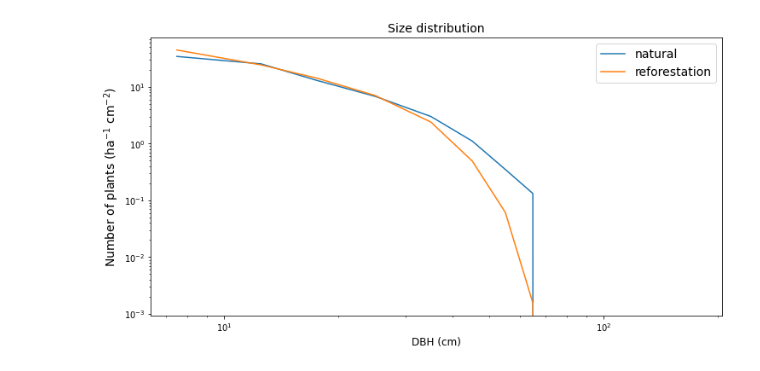
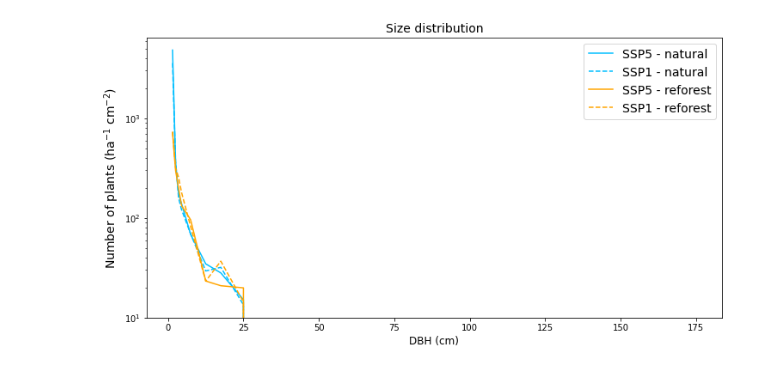
Before and after one commit to JessicaNeedham/FATES-MRV, a Jupyter notebook: postproc/CDR.ipynb, the cells around one changed output. Saved outputs shown, nothing was run; the diff lists cells and outputs as text; code cells hidden in the pictures.

```diff
--- a/postproc/CDR.ipynb
+++ b/postproc/CDR.ipynb
@@ -26,13 +34,12 @@ fates_ref = xr.open_dataset(fates_ref,  decode_times=False)
 # %%
-nyears = int(len(fates_nat.variables['time'])/12)
-print(nyears)
-time_nat = fates_nat.variables['time'] / 365.
-
-time_ref = fates_ref.variables['time'] / 365.
+nyears = int(len(fates_nat_ssp1.variables['time'])/12)
+time_nat = fates_nat_ssp1.variables['time'] / 365.
+time_ref = fates_ref_ssp1.variables['time'] / 365.
+time_ref5 = fates_ref_ssp5.variables['time'] / 365.
 
 tave_start = (nyears*12-20*12)
 tave_stop = nyears*12
 
-cohort_size_bins = fates_nat.variables['fates_levscls'][:]
+cohort_size_bins = fates_nat_ssp1.variables['fates_levscls'][:]
 nsizebins = len(cohort_size_bins)
-patch_age_bins = fates_nat.variables['fates_levage'][:]
+patch_age_bins = fates_nat_ssp1.variables['fates_levage'][:]
@@ -72,32 +94,47 @@ Text(0.02, 0.5, 'AGB (Mg C ha$^{-1}$)')
 # %%
 # size bins are LOWER bounds. Remove the fist bin - but add an extra bin to catch trees over last bin edge
 cohort_size_bins_ex = np.append(cohort_size_bins[1:], 250)
 fates_sizebin_mids = (cohort_size_bins_ex[0:-1] + cohort_size_bins_ex[1:])/2
 fates_sizebin_widths = cohort_size_bins_ex[1:] - cohort_size_bins_ex[:-1]
 
-NPLANT_SZ_nat = fates_nat.FATES_NPLANT_SZ * 10000
-NPLANT_SZ_ref = fates_ref.FATES_NPLANT_SZ * 10000
+NPLANT_SZ_nat_ssp1 = fates_nat_ssp1.FATES_NPLANT_SZ * 10000
+NPLANT_SZ_ref_ssp1 = fates_ref_ssp1.FATES_NPLANT_SZ * 10000
 
-nplant_nat = NPLANT_SZ_nat.isel(time=slice(tave_start,tave_stop)).mean(dim='time')
-nplant_nat = np.squeeze(nplant_nat)
-nplant_nat = np.squeeze(nplant_nat[1:,])/fates_sizebin_widths
+nplant_nat_ssp1 = NPLANT_SZ_nat_ssp1.isel(time=slice(tave_start,tave_stop)).mean(dim='time')
+nplant_nat_ssp1 = np.squeeze(nplant_nat_ssp1)
+nplant_nat_ssp1 = np.squeeze(nplant_nat_ssp1[1:,])/fates_sizebin_widths
 
-nplant_ref = NPLANT_SZ_ref.isel(time=slice(tave_start,tave_stop)).mean(dim='time')
-nplant_ref = np.squeeze(nplant_ref)
-nplant_ref = np.squeeze(nplant_ref[1:,])/fates_sizebin_widths
+nplant_ref_ssp1 = NPLANT_SZ_ref_ssp1.isel(time=slice(tave_start,tave_stop)).mean(dim='time')
+nplant_ref_ssp1 = np.squeeze(nplant_ref_ssp1)
+nplant_ref_ssp1 = np.squeeze(nplant_ref_ssp1[1:,])/fates_sizebin_widths
+
+NPLANT_SZ_nat_ssp5 = fates_nat_ssp5.FATES_NPLANT_SZ * 10000
+NPLANT_SZ_ref_ssp5 = fates_ref_ssp5.FATES_NPLANT_SZ * 10000
+
+nplant_nat_ssp5 = NPLANT_SZ_nat_ssp5.isel(time=slice(tave_start,tave_stop)).mean(dim='time')
+nplant_nat_ssp5 = np.squeeze(nplant_nat_ssp5)
+nplant_nat_ssp5 = np.squeeze(nplant_nat_ssp5[1:,])/fates_sizebin_widths
+
+nplant_ref_ssp5 = NPLANT_SZ_ref_ssp5.isel(time=slice(tave_start,tave_stop)).mean(dim='time')
+nplant_ref_ssp5 = np.squeeze(nplant_ref_ssp5)
+nplant_ref_ssp5 = np.squeeze(nplant_ref_ssp5[1:,])/fates_sizebin_widths
+
+
 
 fig2, ((f2ax0)) = plt.subplots(nrows=1,ncols=1, figsize=(12,6))
 
-f2ax0.plot(fates_sizebin_mids, nplant_nat,  label = 'natural')
-f2ax0.plot(fates_sizebin_mids, nplant_ref,  label = 'reforestation')
+f2ax0.plot(fates_sizebin_mids, nplant_nat_ssp5,  label = 'SSP5 - natural', color='deepskyblue')
+f2ax0.plot(fates_sizebin_mids, nplant_nat_ssp1,  label = 'SSP1 - natural', linestyle='--', color='deepskyblue')
+f2ax0.plot(fates_sizebin_mids, nplant_ref_ssp5,  label = 'SSP5 - reforest', color='orange')
+f2ax0.plot(fates_sizebin_mids, nplant_ref_ssp1,  label = 'SSP1 - reforest', linestyle='--', color='orange')
 
 f2ax0.set_title(r'Size distribution', fontsize = 14)
 f2ax0.set_ylabel(r'Number of plants (ha$^{-1}$ cm$^{-2}$)', fontsize = 14)
 f2ax0.set_xlabel(r'DBH (cm)', fontsize = 12)
 
 f2ax0.legend(fontsize=14)
 f2ax0.set_yscale('log')
-f2ax0.set_xscale('log')
+#f2ax0.set_xscale('log')
 # %% [output]
-[figure, old version]
+[figure, new version]
 # %%
```
Also changed, not shown: parts of 13 cells of this notebook, 47 other files.
